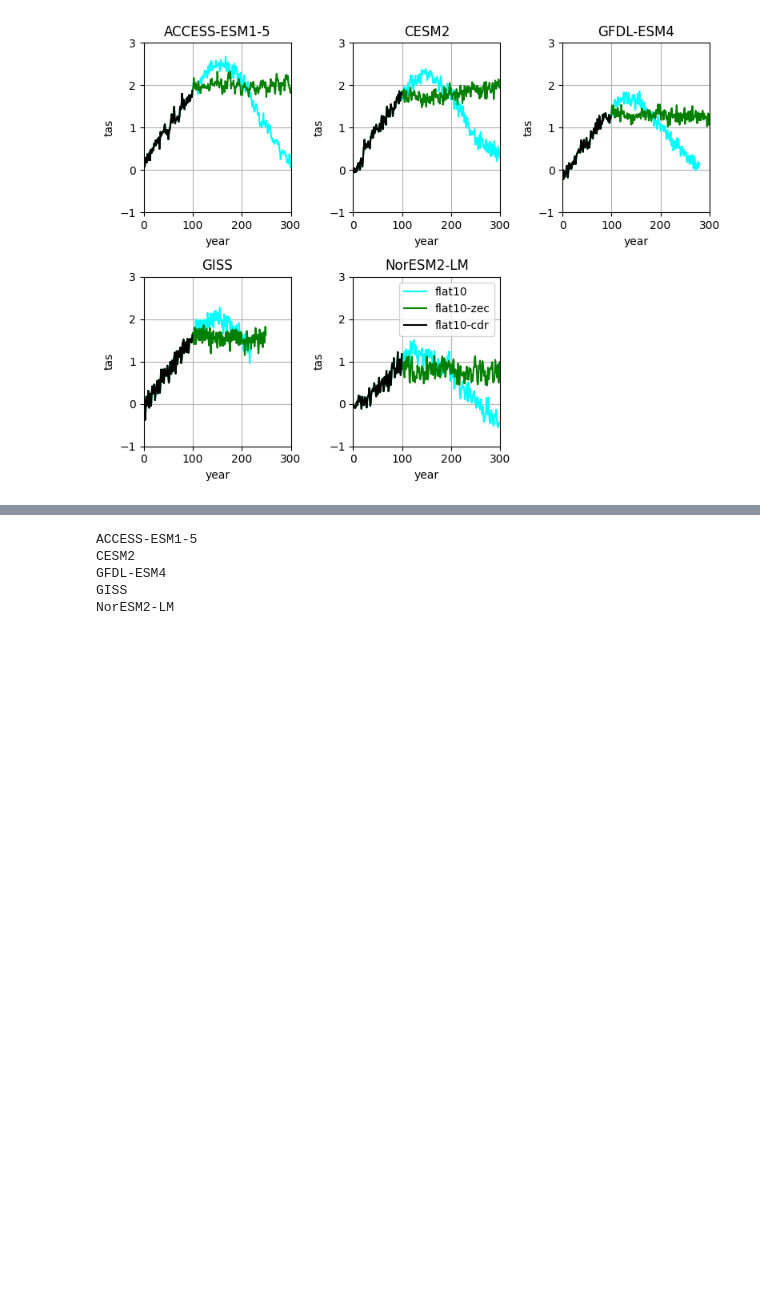
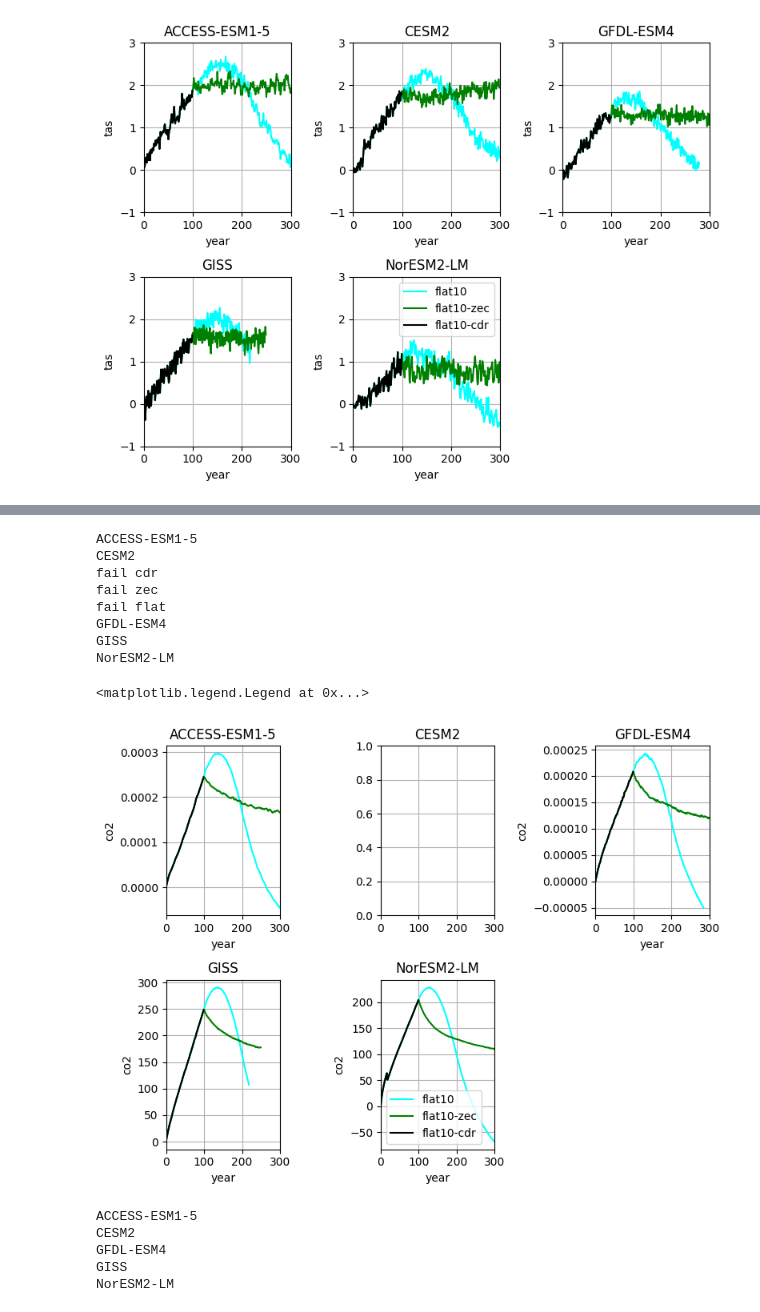
Before and after one commit to ckoven/esm-deck, a Jupyter notebook: flat10_scm.ipynb, the cells around one changed output, grey strips where cells are left out. Saved outputs shown, nothing was run; the diff lists cells and outputs as text; code cells hidden in the pictures; blank space fills up the shorter version.

Commit message:
add co2 plot

```diff
--- a/flat10_scm.ipynb
+++ b/flat10_scm.ipynb
@@ -357,6 +357,8 @@ for m in mdls:
                     tmp=tmp.groupby('time.year').mean()
                     if len(tmp.shape)==3:
                         tmp=tmp.sel(lat=0).sel(lon=0).drop('lat').drop('lon')
+                    if len(tmp.shape)==4:
+                        tmp=tmp.sel(lat=0).sel(lon=0).isel(lev=[0]).drop('lat').drop('lon').drop('lev')
                     tmpa.append(tmp)
                 else:
                     print(m+e+f)
@@ -443,3 +497,41 @@ NorESM2-LM
+# %%
+fig, axs = plt.subplots(2, 3,figsize=[8,6])
+axs=axs.flatten()
+for i,m in enumerate(mdls):
+    print(m)
+    try:
+        (ed[m]['flat10-cdr']['co2']-ed[m]['flat10']['co2'][0]).plot(color='cyan',ax=axs[i],label='flat10')
+    except:
+        print('fail cdr')
+    try:
+        (ed[m]['flat10-zec']['co2']-ed[m]['flat10']['co2'][0]).plot(color='green',ax=axs[i],label='flat10-zec')
+    except:
+        print('fail zec')
+    try:
+        (ed[m]['flat10']['co2'][:100]-ed[m]['flat10']['co2'][0]).plot(color='k',ax=axs[i],label='flat10-cdr')
+    except:
+        print('fail flat')
+
+
+    axs[i].set_title(m)
+    axs[i].set_xlim([1700,2000])
+    axs[i].set_xticks([1700,1800,1900,2000])
+    axs[i].set_xticklabels([0,100,200,300])
+    axs[i].grid()
+axs[5].set_axis_off()
+plt.tight_layout()
+axs[4].legend()
+# %% [output]
+ACCESS-ESM1-5
+CESM2
+fail cdr
+fail zec
+fail flat
+GFDL-ESM4
+GISS
+NorESM2-LM
+<matplotlib.legend.Legend at 0x...>
+[figure, added]
 # %%
 fig, axs = plt.subplots(2, 3,figsize=[8,6])
 axs=axs.flatten()
```
Also changed, not shown: parts of 2 cells of this notebook.
